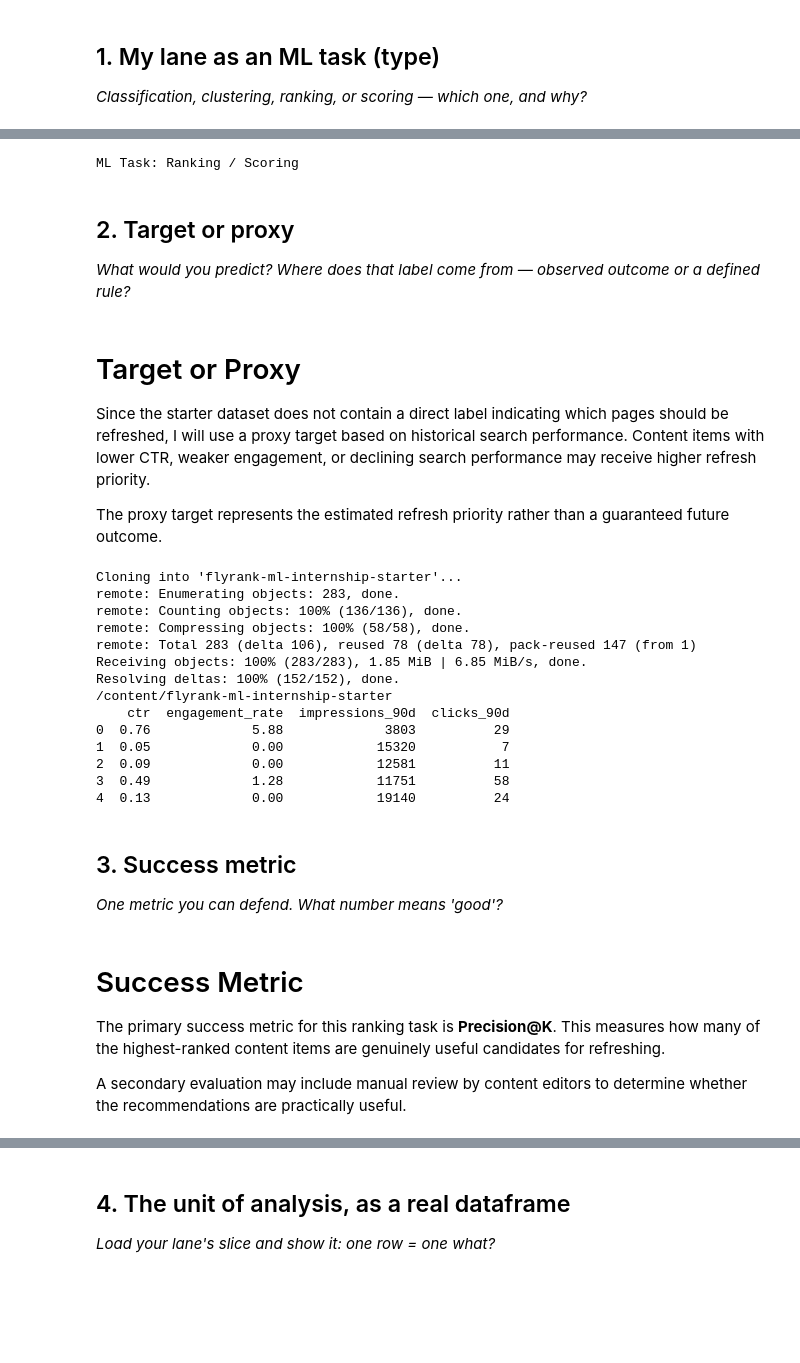
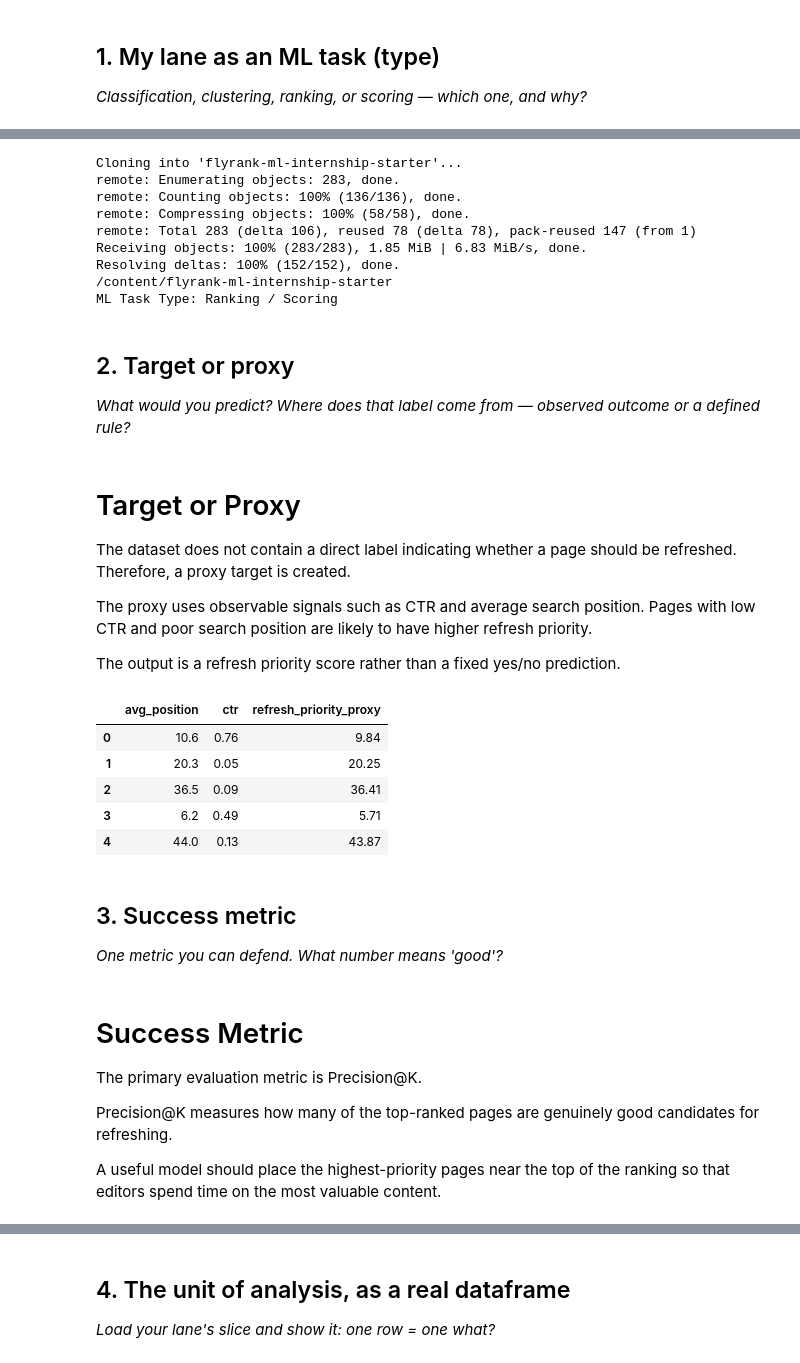
Before and after one commit to Mandarbhat27/Flyrank-ML, a Jupyter notebook: work/notebooks/w02_ml_task_framing.ipynb, the cells around one changed output, grey strips where cells are left out. Drawn from its saved outputs; the diff is of its cells as text; code cells hidden in the pictures; blank space fills up the shorter version.

```diff
--- a/work/notebooks/w02_ml_task_framing.ipynb
+++ b/work/notebooks/w02_ml_task_framing.ipynb
@@ -21,9 +21,19 @@ The goal of this project is to rank content items based on their potential benef
 # %%
 # This cell is for CODE (numbers, a query, a check).
 # Write your text answer in the cell ABOVE this one — typing sentences here breaks Run All.
-print("ML Task: Ranking / Scoring")
+!git clone https://github.com/flyrank-bih/flyrank-ml-internship-starter.git
+%cd flyrank-ml-internship-starter
+print("ML Task Type: Ranking / Scoring")
 # %% [output]
-ML Task: Ranking / Scoring
+Cloning into 'flyrank-ml-internship-starter'...
+remote: Enumerating objects: 283, done.
+remote: Counting objects: 100% (136/136), done.
+remote: Compressing objects: 100% (58/58), done.
+remote: Total 283 (delta 106), reused 78 (delta 78), pack-reused 147 (from 1)
+Receiving objects: 100% (283/283), 1.85 MiB | 6.83 MiB/s, done.
+Resolving deltas: 100% (152/152), done.
+/content/flyrank-ml-internship-starter
+ML Task Type: Ranking / Scoring
 # %% [markdown]
 ## 2. Target or proxy
 
@@ -31,44 +41,42 @@ ML Task: Ranking / Scoring
 # %% [markdown]
 # Target or Proxy
 
-Since the starter dataset does not contain a direct label indicating which pages should be refreshed, I will use a proxy target based on historical search performance. Content items with lower CTR, weaker engagement, or declining search performance may receive higher refresh priority.
+The dataset does not contain a direct label indicating whether a page should be refreshed. Therefore, a proxy target is created.
 
-The proxy target represents the estimated refresh priority rather than a guaranteed future outcome.
+The proxy uses observable signals such as CTR and average search position. Pages with low CTR and poor search position are likely to have higher refresh priority.
+
+The output is a refresh priority score rather than a fixed yes/no prediction.
 # %%
 # This cell is for CODE (numbers, a query, a check).
 # Write your text answer in the cell ABOVE this one — typing sentences here breaks Run All.
 import pandas as pd
-!git clone https://github.com/flyrank-bih/flyrank-ml-internship-starter.git
-%cd flyrank-ml-internship-starter
 
 df = pd.read_csv("data/raw/content_refresh_anonymized.csv")
 
-print(df[["ctr", "engagement_rate", "impressions_90d", "clicks_90d"]].head())
+df["refresh_priority_proxy"] = (
+    df["avg_position"].fillna(100) - df["ctr"]
+)
+
+df[["avg_position", "ctr", "refresh_priority_proxy"]].head()
 # %% [output]
-Cloning into 'flyrank-ml-internship-starter'...
-remote: Enumerating objects: 283, done.
-remote: Counting objects: 100% (136/136), done.
-remote: Compressing objects: 100% (58/58), done.
-remote: Total 283 (delta 106), reused 78 (delta 78), pack-reused 147 (from 1)
-Receiving objects: 100% (283/283), 1.85 MiB | 6.85 MiB/s, done.
-Resolving deltas: 100% (152/152), done.
-/content/flyrank-ml-internship-starter
-    ctr  engagement_rate  impressions_90d  clicks_90d
-0  0.76             5.88             3803          29
-1  0.05             0.00            15320           7
-2  0.09             0.00            12581          11
-3  0.49             1.28            11751          58
-4  0.13             0.00            19140          24
+|  | avg_position | ctr | refresh_priority_proxy |
+| 0 | 10.6 | 0.76 | 9.84 |
+| 1 | 20.3 | 0.05 | 20.25 |
+| 2 | 36.5 | 0.09 | 36.41 |
+| 3 | 6.2 | 0.49 | 5.71 |
+| 4 | 44.0 | 0.13 | 43.87 |
 # %% [markdown]
 ## 3. Success metric
 
 *One metric you can defend. What number means 'good'?*
-# %% [markdown]
-# Success Metric
-
-The primary success metric for this ranking task is **Precision@K**. This measures how many of the highest-ranked content items are genuinely useful candidates for refreshing.
-
-A secondary evaluation may include manual review by content editors to determine whether the recommendations are practically useful.
+# %% [markdown]
+# Success Metric
+
+The primary evaluation metric is Precision@K.
+
+Precision@K measures how many of the top-ranked pages are genuinely good candidates for refreshing.
+
+A useful model should place the highest-priority pages near the top of the ranking so that editors spend time on the most valuable content.
 # %%
 # This cell is for CODE (numbers, a query, a check).
 # Write your text answer in the cell ABOVE this one — typing sentences here breaks Run All.
```
Also changed, not shown: parts of 7 cells of this notebook.
